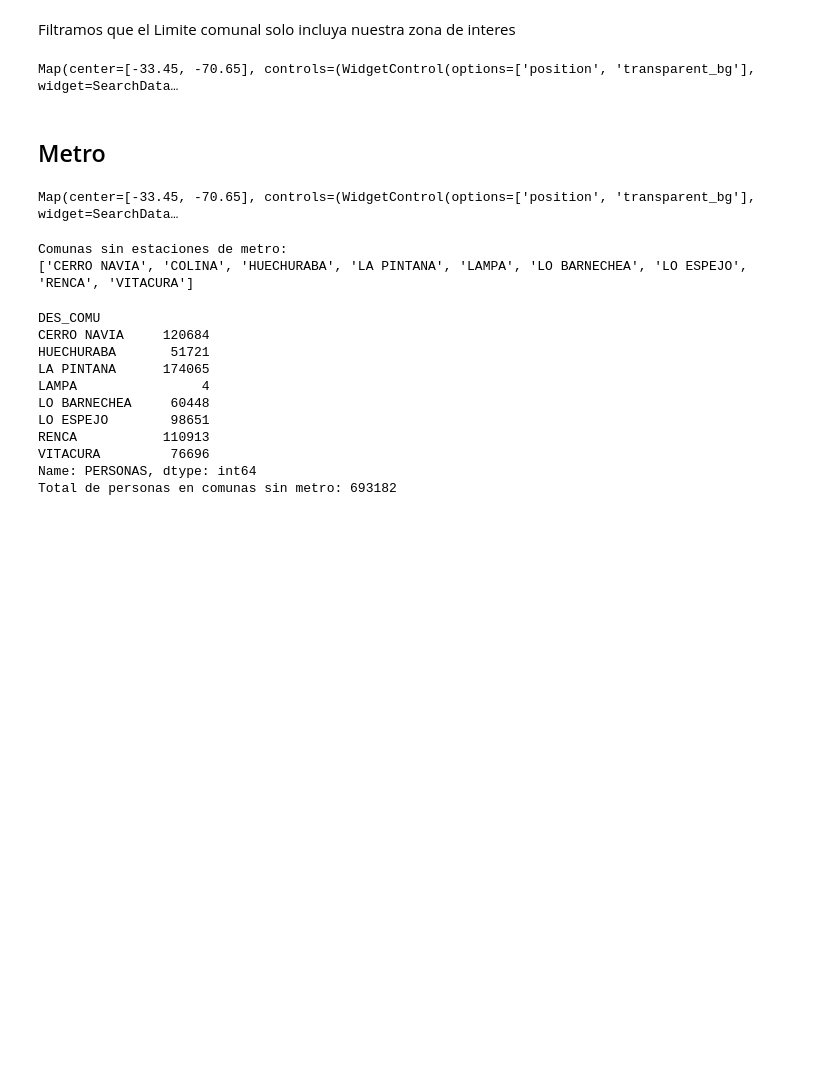
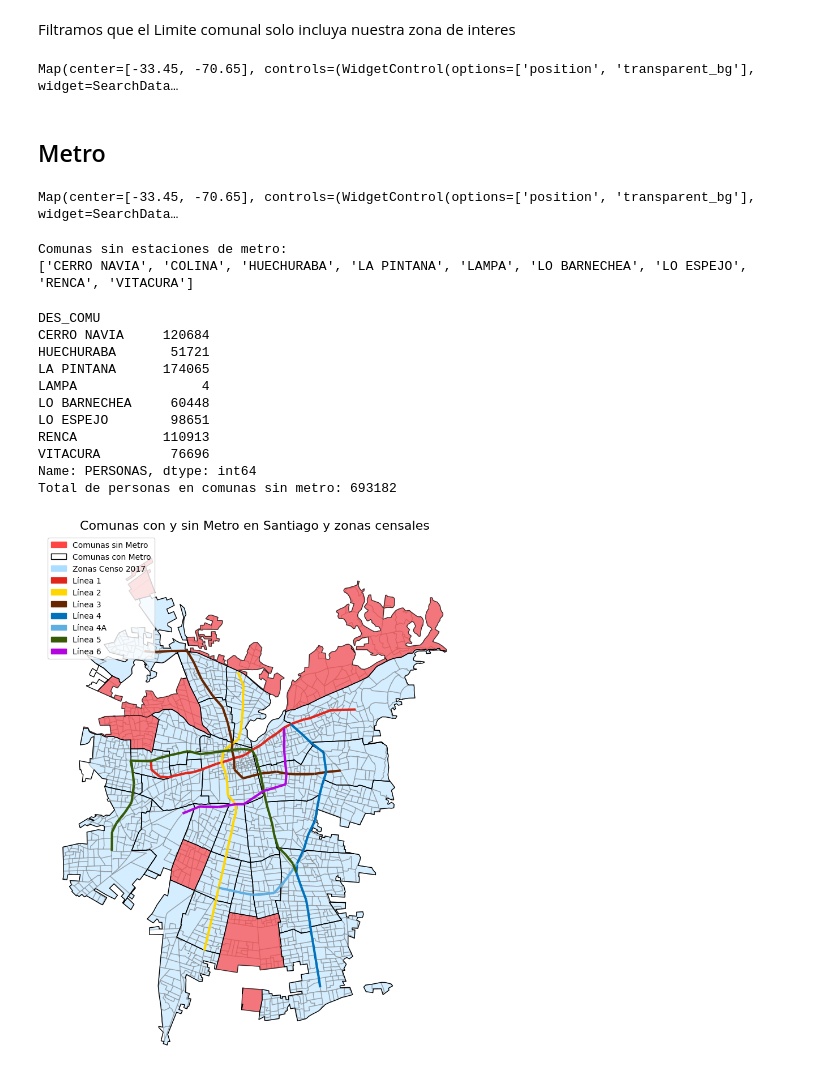
Before and after one commit to fchiapped/Proyecto-Geoespaciales, a Jupyter notebook: Proyecto.ipynb, the cells around one changed output. Drawn from its saved outputs; the diff is of its cells as text; code cells hidden in the pictures; blank space fills up the shorter version.

```diff
--- a/Proyecto.ipynb
+++ b/Proyecto.ipynb
@@ -149,3 +146,63 @@ RENCA           110913
 VITACURA         76696
 Name: PERSONAS, dtype: int64
 Total de personas en comunas sin metro: 693182
+# %%
+zonas = gpd.read_file("Datos/datosZonas_Stgo_C2017.gpkg").to_crs("EPSG:4326")
+# %%
+import matplotlib.patches as mpatches
+
+
+Limite_Comunal_plot = Limite_Comunal.copy()
+Limite_Comunal_plot['sin_metro'] = Limite_Comunal_plot['comuna'].str.upper().isin(comunas_sin_metro)
+
+fig, ax = plt.subplots(figsize=(12, 10))
+
+# 1. Zonas censales (fondo)
+zonas.plot(ax=ax, color='#aaddff', edgecolor='gray', alpha=0.5, label='Zonas Censo 2017')
+
+# 2. Comunas sin metro con color
+Limite_Comunal_plot[Limite_Comunal_plot['sin_metro']].plot(
+    ax=ax,
+    color='#ff4444',
+    edgecolor='black',
+    linewidth=1,
+    alpha=0.7,
+    label='Comunas sin Metro'
+)
+
+# 3. Resto de comunas solo borde
+Limite_Comunal_plot[~Limite_Comunal_plot['sin_metro']].plot(
+    ax=ax,
+    facecolor='none',
+    edgecolor='black',
+    linewidth=1,
+    alpha=1,
+    label='Comunas con Metro'
+)
+
+# 4. Líneas de metro con sus colores
+for linea, color in colores_lineas.items():
+    Metro[Metro['linea'] == linea].plot(
+        ax=ax,
+        color=f'#{color}',
+        linewidth=3,
+        label=f'Línea {linea}'
+    )
+
+# 5. Leyenda manual
+leyenda = [
+    mpatches.Patch(color='#ff4444', label='Comunas sin Metro'),
+    mpatches.Patch(facecolor='none', edgecolor='black', label='Comunas con Metro'),
+    mpatches.Patch(color='#aaddff', label='Zonas Censo 2017')
+]
+for linea, color in colores_lineas.items():
+    leyenda.append(mpatches.Patch(color=f'#{color}', label=f'Línea {linea}'))
+
+ax.legend(handles=leyenda, loc='upper left', fontsize=10)
+
+ax.set_title('Comunas con y sin Metro en Santiago y zonas censales', fontsize=16)
+ax.axis('off')
+plt.tight_layout()
+plt.show()
+# %% [output]
+[figure, added]
```
Also changed, not shown: parts of 8 cells of this notebook.
